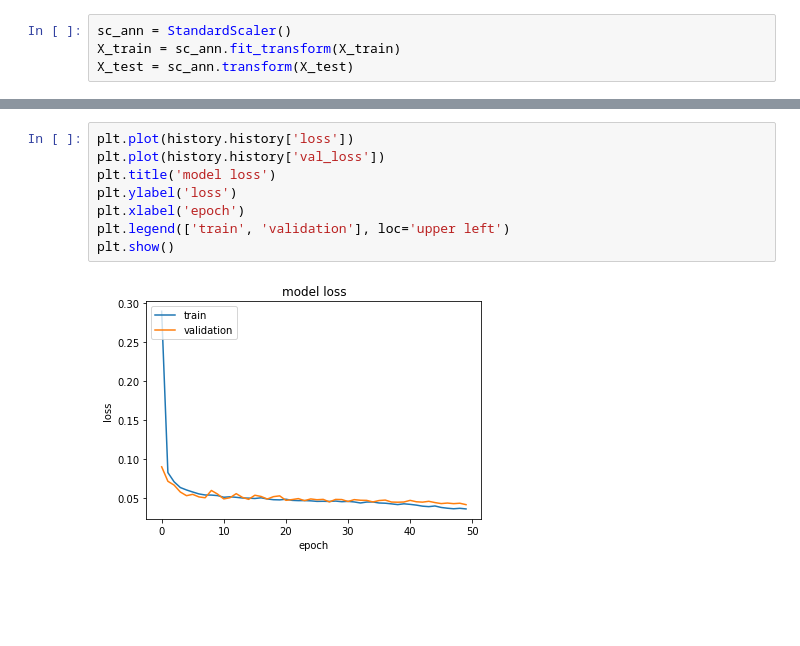
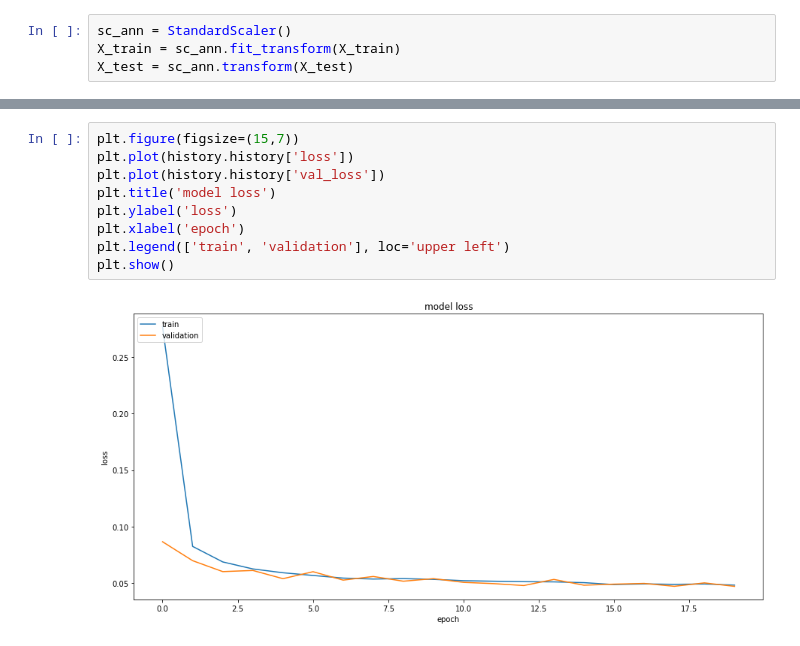
Before and after one commit to tk2093/Case_Study, a Jupyter notebook: Case_study_1/Case_Study_1.ipynb, the cells around one changed output, grey strips where cells are left out. Cells and saved outputs as stored; diff of their text form; blank space fills up the shorter version.

```diff
--- a/Case_study_1/Case_Study_1.ipynb
+++ b/Case_study_1/Case_Study_1.ipynb
@@ -387,13 +333,14 @@ history = regressor.fit(X_train, y_train, epochs = 20, batch_size = 32, validati
 # %%
+plt.figure(figsize=(15,7))
 plt.plot(history.history['loss'])
 plt.plot(history.history['val_loss'])
 plt.title('model loss')
 plt.ylabel('loss')
 plt.xlabel('epoch')
 plt.legend(['train', 'validation'], loc='upper left')
 plt.show()
 # %% [output]
-[figure, old version]
+[figure, new version]
 # %%
 y_pred = regressor.predict(X_test)
 error = metrics.mean_squared_error(sc.inverse_transform(y_test), sc.inverse_transform(y_pred), squared=False)
```
Also changed, not shown: parts of 35 cells of this notebook, 1 other file.
